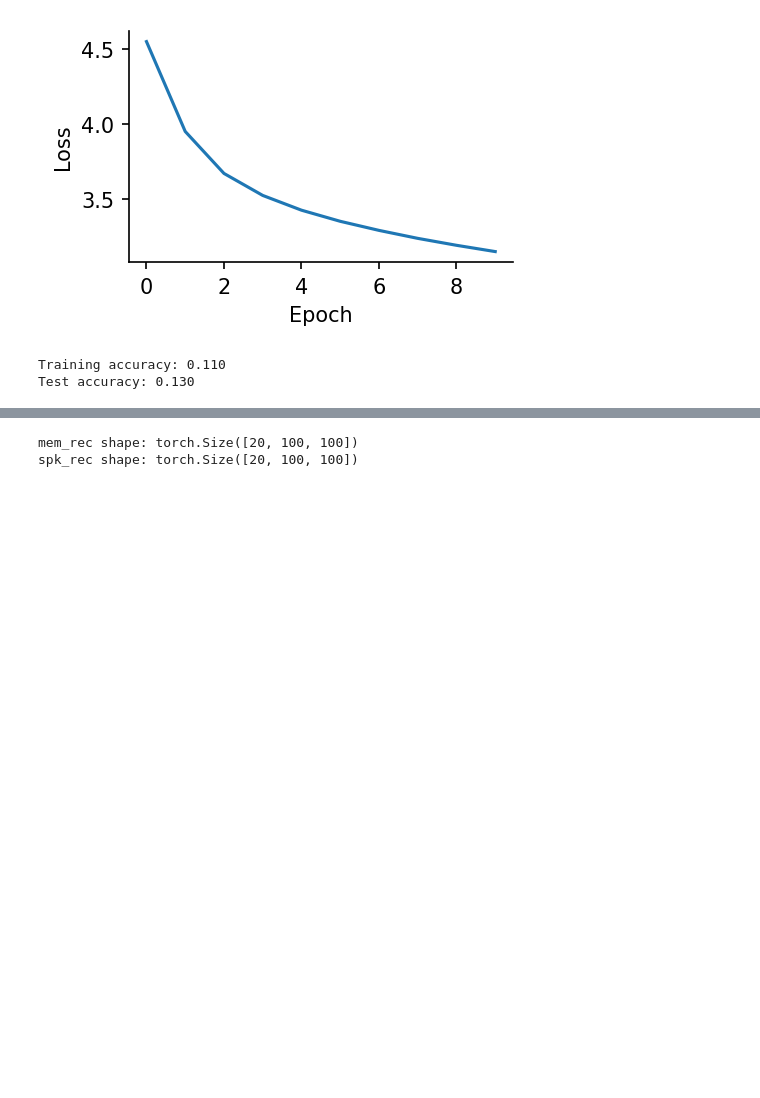
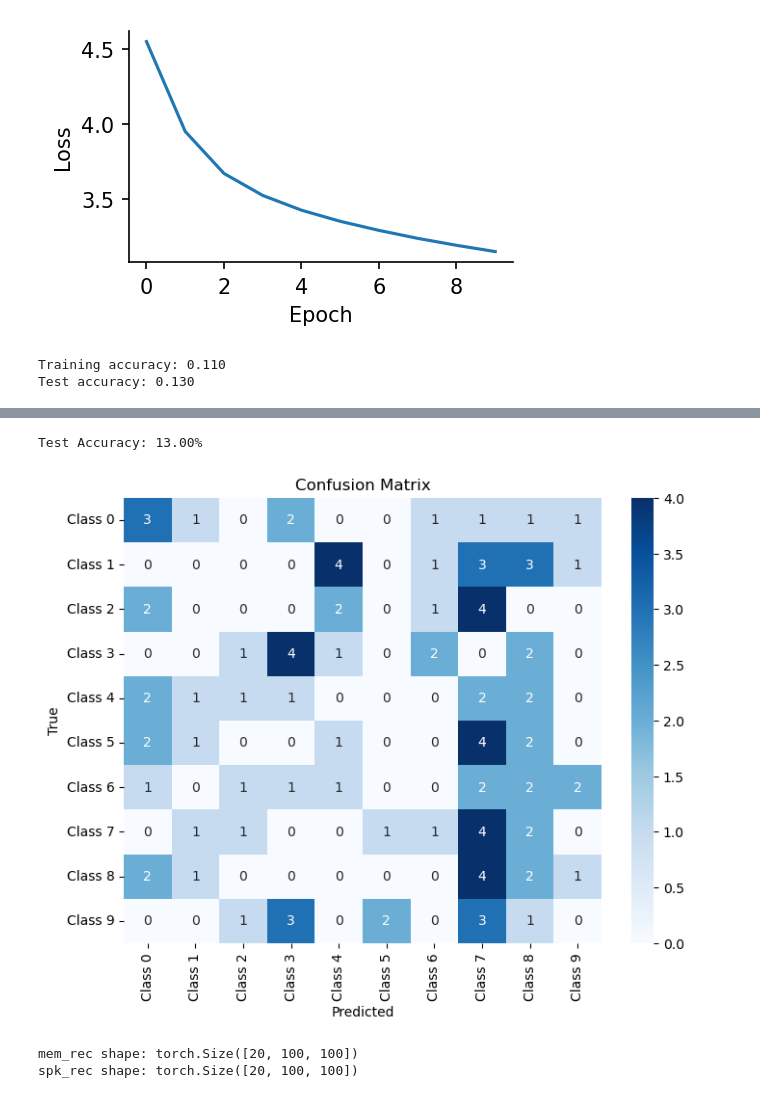
Before and after one commit to nalinir/spytorch, a Jupyter notebook: notebooks/SpyTorchTutorial2 _withNMNIST.ipynb, the cells around one changed output, grey strips where cells are left out. Cells and saved outputs as stored; diff of their text form; code cells hidden in the pictures; blank space fills up the shorter version.

```diff
--- a/notebooks/SpyTorchTutorial2 _withNMNIST.ipynb
+++ b/notebooks/SpyTorchTutorial2 _withNMNIST.ipynb
@@ -428,3 +471,15 @@ Test accuracy: 0.130
+# %%
+test_accuracy, test_conf_matrix = compute_classification_accuracy(test_loader)
+
+# Print results
+print(f"Test Accuracy: {test_accuracy * 100:.2f}%")
+class_names = [f"Class {i}" for i in range(nb_outputs)]
+
+# Plot the confusion matrix
+plot_confusion_matrix(test_conf_matrix, class_names)
+# %% [output]
+Test Accuracy: 13.00%
+[figure, added]
 # %%
 def get_mini_batch(data_loader, shuffle=False):
     for ret in data_loader:
```
Also changed, not shown: parts of 3 cells of this notebook.
